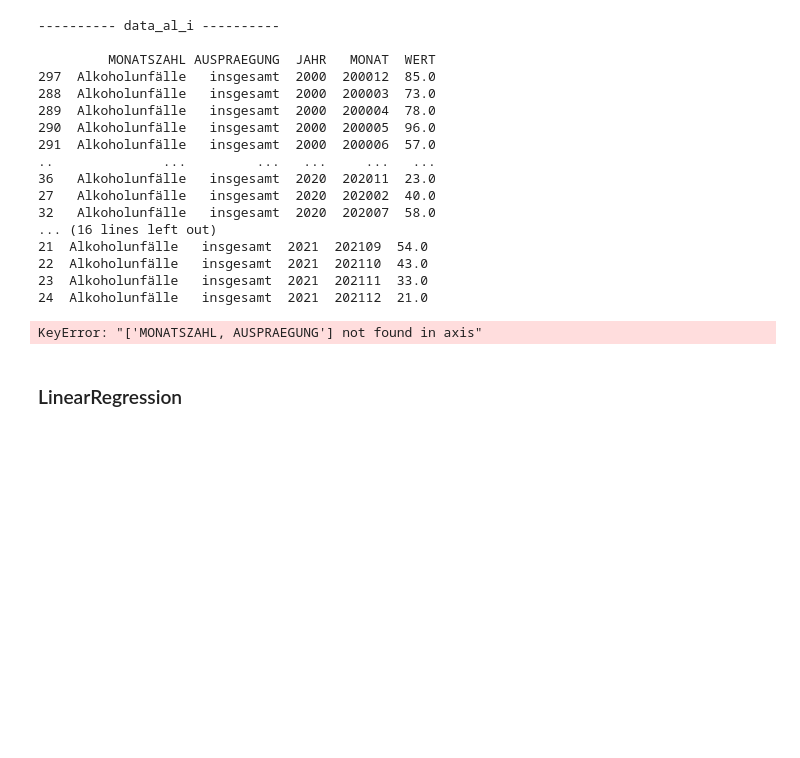
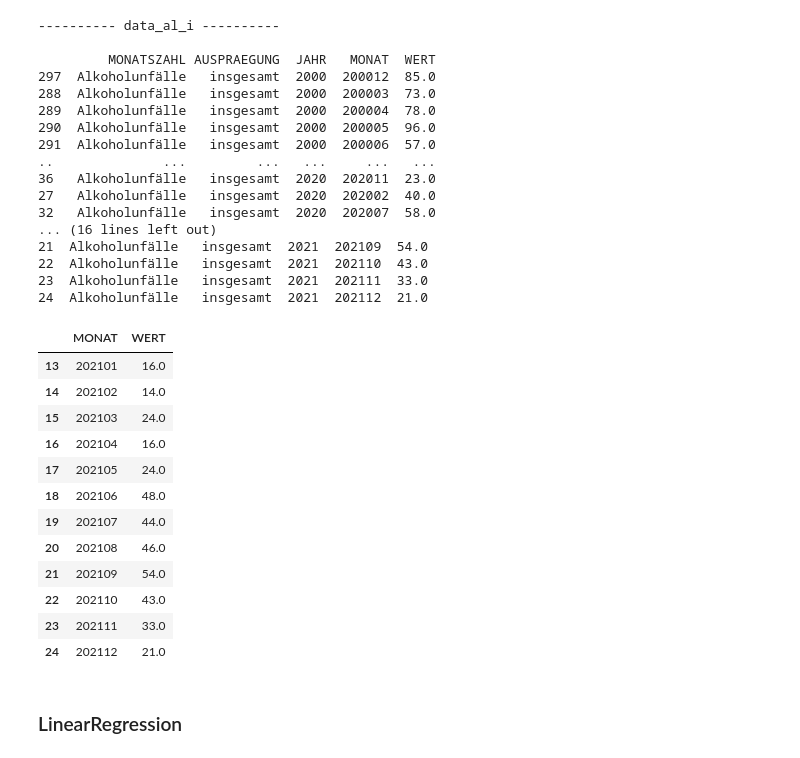
Before and after one commit to MingyuLiu1/DPS_Challenge, a Jupyter notebook: dps_model.ipynb, the cells around one changed output. Saved outputs shown, nothing was run; the diff lists cells and outputs as text; code cells hidden in the pictures; blank space fills up the shorter version.

```diff
--- a/dps_model.ipynb
+++ b/dps_model.ipynb
@@ -147,11 +147,23 @@ print(data_21_al_i)
 23  Alkoholunfälle   insgesamt  2021  202111  33.0
 24  Alkoholunfälle   insgesamt  2021  202112  21.0
 # %%
-data_al_i = data_al_i.drop(['MONATSZAHL, AUSPRAEGUNG'])
-data_21_al_i= data_21_al_i.drop(['MONATSZAHL, AUSPRAEGUNG'])
+data_al_i = data_al_i.drop(['MONATSZAHL', 'AUSPRAEGUNG', 'JAHR'], axis=1)
+data_21_al_i= data_21_al_i.drop(['MONATSZAHL', 'AUSPRAEGUNG', 'JAHR'], axis=1)
 data_21_al_i
 # %% [output]
-KeyError: "['MONATSZAHL, AUSPRAEGUNG'] not found in axis"
+|  | MONAT | WERT |
+| 13 | 202101 | 16.0 |
+| 14 | 202102 | 14.0 |
+| 15 | 202103 | 24.0 |
+| 16 | 202104 | 16.0 |
+| 17 | 202105 | 24.0 |
+| 18 | 202106 | 48.0 |
+| 19 | 202107 | 44.0 |
+| 20 | 202108 | 46.0 |
+| 21 | 202109 | 54.0 |
+| 22 | 202110 | 43.0 |
+| 23 | 202111 | 33.0 |
+| 24 | 202112 | 21.0 |
 # %% [markdown]
 ### LinearRegression
 # %%
```
Also changed, not shown: parts of 4 cells of this notebook.
